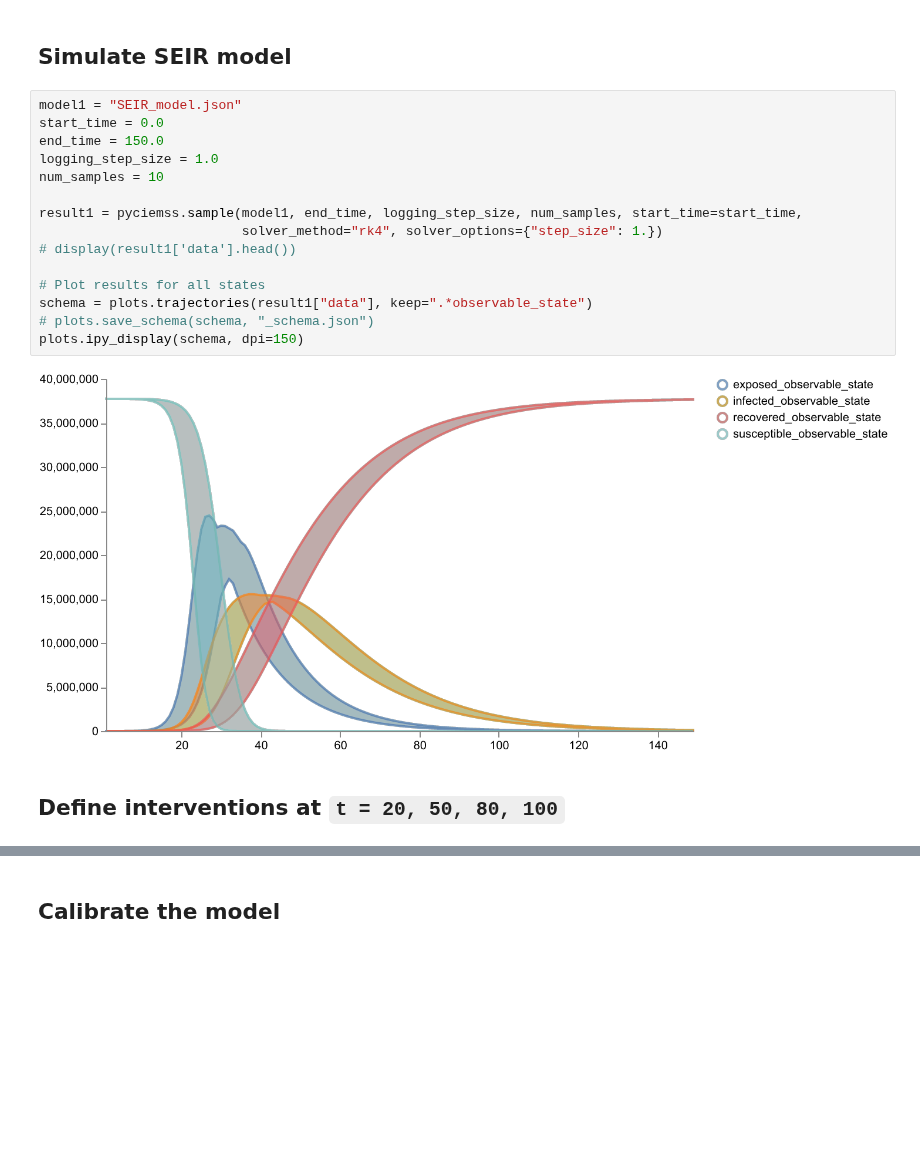
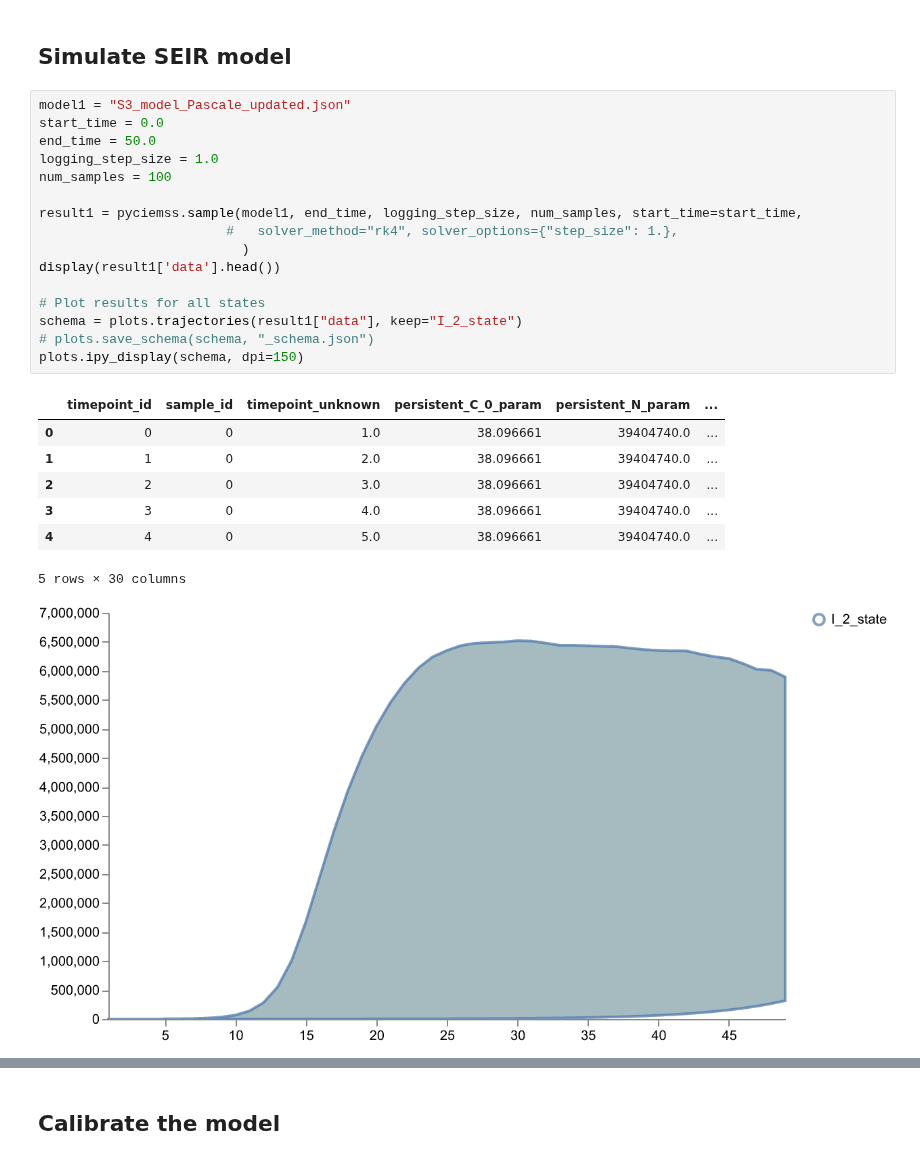
Before and after one commit to ciemss/program-milestones, a Jupyter notebook: 18-month-milestone/evaluation/Epi_Use_Case/Eval_Scenario3_calibrate_opt.ipynb, the cells around one changed output, grey strips where cells are left out. Saved outputs shown, nothing was run; the diff lists cells and outputs as text; blank space fills up the shorter version.

Commit message:
Running S3 with model from terarium

```diff
--- a/18-month-milestone/evaluation/Epi_Use_Case/Eval_Scenario3_calibrate_opt.ipynb
+++ b/18-month-milestone/evaluation/Epi_Use_Case/Eval_Scenario3_calibrate_opt.ipynb
@@ -25,21 +25,27 @@ from pathlib import Path
 # %% [markdown]
 ## Simulate SEIR model
 # %%
-model1 = "SEIR_model.json"
+model1 = "S3_model_Pascale_updated.json"
 start_time = 0.0
-end_time = 150.0
+end_time = 50.0
 logging_step_size = 1.0
-num_samples = 10
+num_samples = 100
 
 result1 = pyciemss.sample(model1, end_time, logging_step_size, num_samples, start_time=start_time,
-                          solver_method="rk4", solver_options={"step_size": 1.})
-# display(result1['data'].head())
+                        #   solver_method="rk4", solver_options={"step_size": 1.},
+                          )
+display(result1['data'].head())
 
 # Plot results for all states
-schema = plots.trajectories(result1["data"], keep=".*observable_state")
+schema = plots.trajectories(result1["data"], keep="I_2_state")
 # plots.save_schema(schema, "_schema.json")
 plots.ipy_display(schema, dpi=150)
 # %% [output]
+|  | timepoint_id | sample_id | timepoint_unknown | persistent_C_0_param | persistent_N_param | ... |
+| 0 | 0 | 0 | 1.0 | 38.096661 | 39404740.0 | ... |
+| 1 | 1 | 0 | 2.0 | 38.096661 | 39404740.0 | ... |
+| 2 | 2 | 0 | 3.0 | 38.096661 | 39404740.0 | ... |
+| 3 | 3 | 0 | 4.0 | 38.096661 | 39404740.0 | ... |
+| 4 | 4 | 0 | 5.0 | 38.096661 | 39404740.0 | ... |
+5 rows × 30 columns
-[figure, old version]
+[figure, new version]
-# %% [markdown]
-## Define interventions at `t = 20, 50, 80, 100`
```
Also changed, not shown: parts of 11 cells of this notebook, 2 other files.
